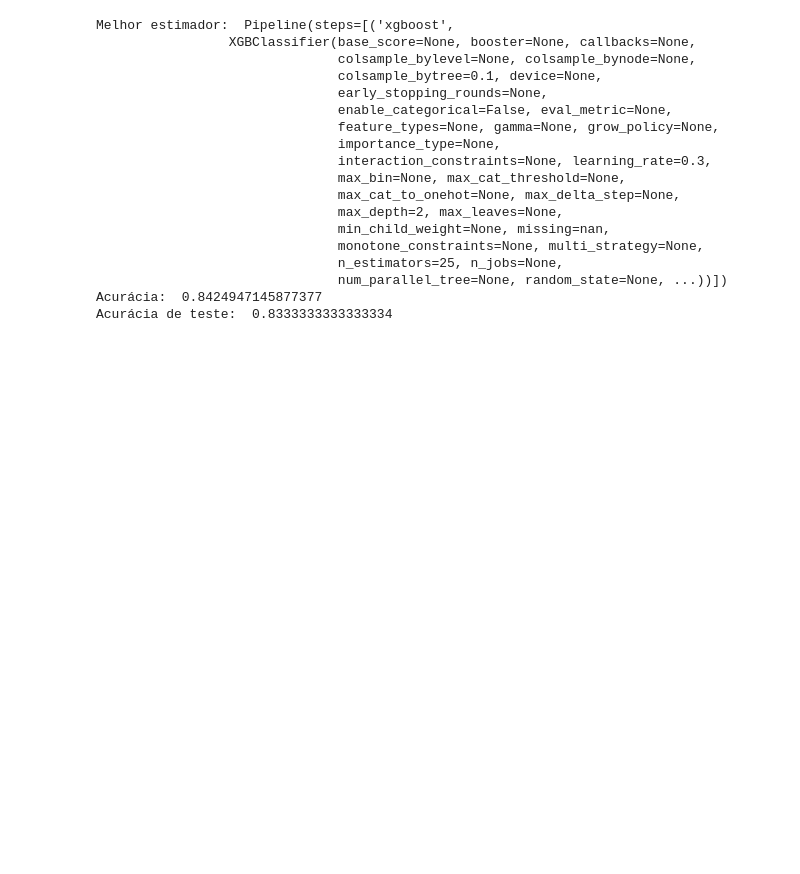
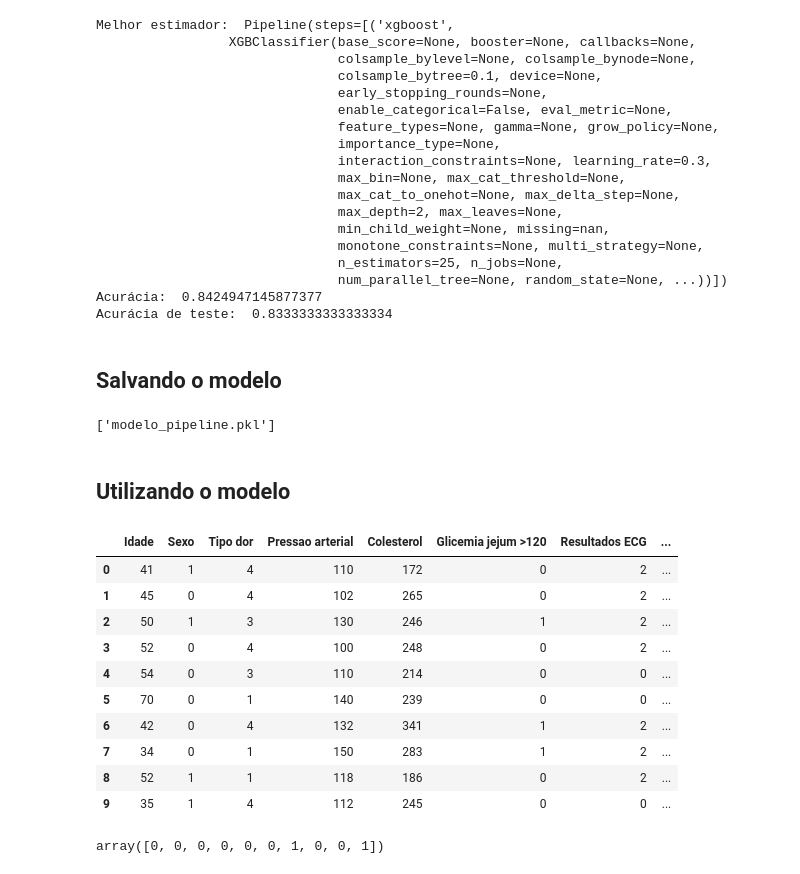
Before and after one commit to ledsouza/machine-learning-xgboost, a Jupyter notebook: classification.ipynb, the cells around one changed output. Drawn from its saved outputs; the diff is of its cells as text; code cells hidden in the pictures; blank space fills up the shorter version.

Commit message:
utilizando o modelo com novos dados

```diff
--- a/classification.ipynb
+++ b/classification.ipynb
@@ -485,3 +485,13 @@ Melhor estimador:  Pipeline(steps=[('xgboost',
                                num_parallel_tree=None, random_state=None, ...))])
 Acurácia:  0.8424947145877377
 Acurácia de teste:  0.8333333333333334
+# %% [markdown]
+## Salvando o modelo
+# %%
+import joblib
+
+joblib.dump(random_search_cv.best_estimator_, "modelo_pipeline.pkl")
+# %% [output]
+['modelo_pipeline.pkl']
+# %% [markdown]
+## Utilizando o modelo
@@ -487,0 +500,21 @@ Acurácia de teste:  0.8333333333333334
+# %%
+url = 'https://raw.githubusercontent.com/alura-cursos/classificacao_xgboost/main/Dados/pacientes_novos.csv'
+df_novos_pacientes = pd.read_csv(url)
+df_novos_pacientes
+# %% [output]
+|  | Idade | Sexo | Tipo dor | Pressao arterial | Colesterol | Glicemia jejum >120 | Resultados ECG | ... |
+| 0 | 41 | 1 | 4 | 110 | 172 | 0 | 2 | ... |
+| 1 | 45 | 0 | 4 | 102 | 265 | 0 | 2 | ... |
+| 2 | 50 | 1 | 3 | 130 | 246 | 1 | 2 | ... |
+| 3 | 52 | 0 | 4 | 100 | 248 | 0 | 2 | ... |
+| 4 | 54 | 0 | 3 | 110 | 214 | 0 | 0 | ... |
+| 5 | 70 | 0 | 1 | 140 | 239 | 0 | 0 | ... |
+| 6 | 42 | 0 | 4 | 132 | 341 | 1 | 2 | ... |
+| 7 | 34 | 0 | 1 | 150 | 283 | 1 | 2 | ... |
+| 8 | 52 | 1 | 1 | 118 | 186 | 0 | 2 | ... |
+| 9 | 35 | 1 | 4 | 112 | 245 | 0 | 0 | ... |
+# %%
+previsoes = modelo.predict(df_novos_pacientes)
+previsoes
+# %% [output]
+array([0, 0, 0, 0, 0, 0, 1, 0, 0, 1])
```
Also changed, not shown: parts of 3 cells of this notebook.
